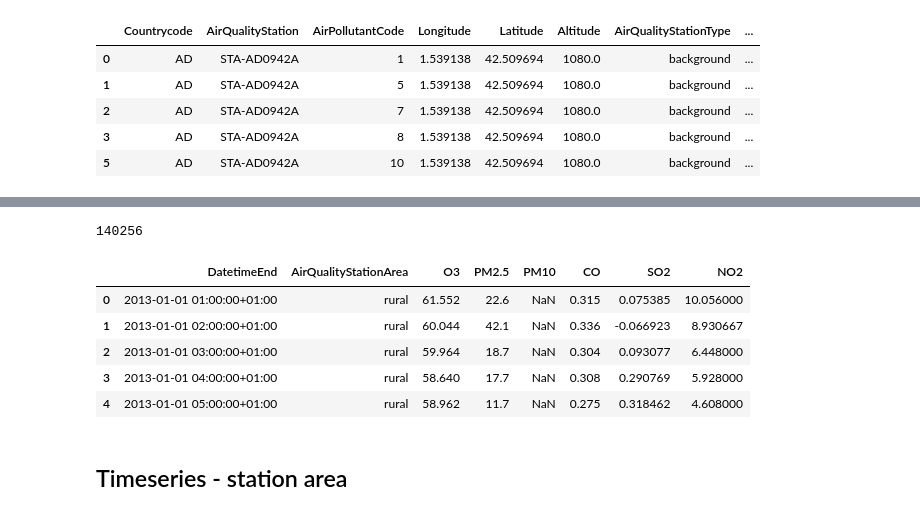
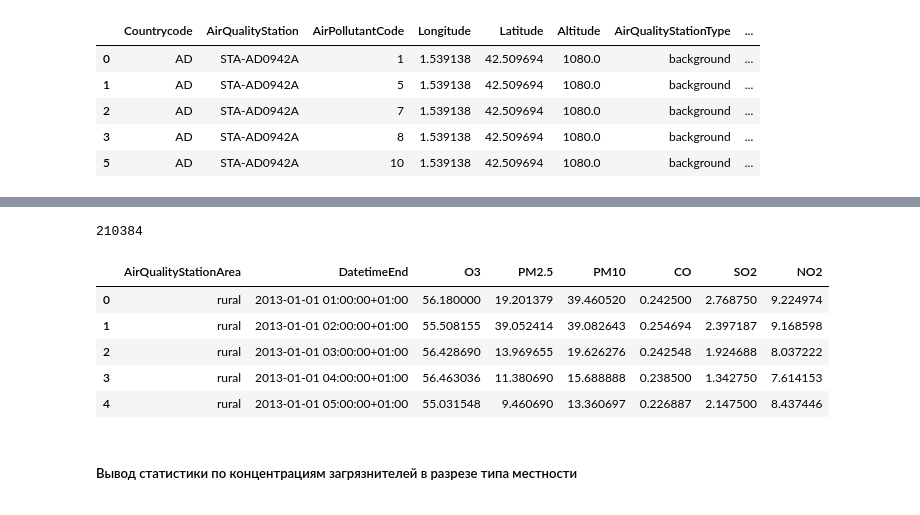
Before and after one commit to AlexandraNasonova/air_pollution_predict, a Jupyter notebook: airpollpredictor/eda/aqeda.ipynb, the cells around one changed output, grey strips where cells are left out. Saved outputs shown, nothing was run; the diff lists cells and outputs as text; code cells hidden in the pictures.

```diff
--- a/airpollpredictor/eda/aqeda.ipynb
+++ b/airpollpredictor/eda/aqeda.ipynb
@@ -283,0 +577,7 @@ for i in range(len(POLLUTANTS_CODES)):
+# %%
+#fig, axs = plt.subplots(len(POL_CODES), figsize=(25, 7 * len(POL_CODES)))
+for i in range(len(POL_CODES)):
+    pol = POL_NAMES[POL_CODES[i]]
+    #.plot(x='DatetimeEnd', xlabel="Date", ylabel="Concentration", title=pol_code, y=pol_code, figsize=(21,7), ax=plt.gca())
+    df_ts.plot(x='DatetimeEnd', xlabel="Date", ylabel="Concentration", title=pol,  y=pol, c='tab:blue', figsize=(21,7), ax=plt.gca())
+    plt.show()
@@ -300,9 +633,8 @@ sns.heatmap(df_ts.corr(), annot=True, fmt=".2f", cmap='cubehelix')
 # %%
-mdf = pd.read_csv(METADATA_SOURCE_PATH, sep='\t', usecols=METADATA_USE_COLUMNS)
-mdf['AirPollutantCode'] = mdf['AirPollutantCode'].apply(lambda x: int(x[x.rfind('/') + 1:]))
-mdf['AirPollutantCode']  = pd.to_numeric(mdf['AirPollutantCode'] )
-req_pollutant_cond = mdf['AirPollutantCode'].isin(POLLUTANTS_CODES)
-mdf = mdf[req_pollutant_cond]
+mdf = pd.read_csv(METADATA_CSV_PATH, sep='\t', usecols=METADATA_USE_COLUMNS)
+pol_urls = {POL_URL + str(x):x for x in POL_CODES}
+mdf = mdf[mdf['AirPollutantCode'].isin(pol_urls.keys())]
+mdf.replace({'AirPollutantCode': pol_urls}, inplace=True)
 print(f'Lines count: {mdf.shape[0]}')
 mdf.head()
 # %% [output]
@@ -318,6 +650,6 @@ Lines count: 32480
 # %%
 if country_code is not None and len(country_code) > 0:
-    country_cond = mdf['Countrycode'].__eq__(country_code)
+    country_cond = mdf['Countrycode'] == country_code
     mdf = mdf[country_cond]
-    print(f'Filtered by country: {country_code}. Rest lines count: {mdf.shape[0]}')
+    print(f'Отфильтровано по стране: {country_code}. Всего станций: {mdf.shape[0]}')
 # %% [output]
@@ -325,6 +659,6 @@ Filtered by country: NL. Rest lines count: 591
 # %%
-for i in range(len(POLLUTANTS_CODES)):
+for i in range(len(POL_CODES)):
     df_list[i] = pd.merge(df_list[i], mdf, how='left', left_on=['Countrycode', 'AirQualityStation'], right_on=['Countrycode', 'AirQualityStation'])
-print(df_list[0].columns)
+display(df_list[0].columns)
 df_list[0].head()
 # %% [output]
@@ -344,21 +674,21 @@ Index(['index', 'Countrycode', 'AirQualityStation', 'Concentration',
 # %%
 df_area_list = list()
-for i in range(len(POLLUTANTS_CODES)):
+for i in range(len(POL_CODES)):
     df_area_list.append(df_list[i].groupby(['AirQualityStationArea', 'DatetimeEnd'], as_index=False)['Concentration'].mean())
-    df_area_list[i].rename(columns={'Concentration': POLLUTANTS_CODES_NAMES[POLLUTANTS_CODES[i]]}, inplace=True)
+    df_area_list[i].rename(columns={'Concentration': POL_NAMES[POL_CODES[i]]}, inplace=True)
 
 df_area = reduce(lambda df1, df2: df1.merge(df2, how='outer', left_on=['AirQualityStationArea', 'DatetimeEnd'], right_on=['AirQualityStationArea', 'DatetimeEnd']), df_area_list)
 print(df_area.shape[0])
 df_area.head()
 # %% [output]
-140256
+210384
-|  | DatetimeEnd | AirQualityStationArea | O3 | PM2.5 | PM10 | CO | SO2 | NO2 |
-| 0 | 2013-01-01 01:00:00+01:00 | rural | 61.552 | 22.6 | NaN | 0.315 | 0.075385 | 10.056000 |
-| 1 | 2013-01-01 02:00:00+01:00 | rural | 60.044 | 42.1 | NaN | 0.336 | -0.066923 | 8.930667 |
-| 2 | 2013-01-01 03:00:00+01:00 | rural | 59.964 | 18.7 | NaN | 0.304 | 0.093077 | 6.448000 |
-| 3 | 2013-01-01 04:00:00+01:00 | rural | 58.640 | 17.7 | NaN | 0.308 | 0.290769 | 5.928000 |
-| 4 | 2013-01-01 05:00:00+01:00 | rural | 58.962 | 11.7 | NaN | 0.275 | 0.318462 | 4.608000 |
+|  | AirQualityStationArea | DatetimeEnd | O3 | PM2.5 | PM10 | CO | SO2 | NO2 |
+| 0 | rural | 2013-01-01 01:00:00+01:00 | 56.180000 | 19.201379 | 39.460520 | 0.242500 | 2.768750 | 9.224974 |
+| 1 | rural | 2013-01-01 02:00:00+01:00 | 55.508155 | 39.052414 | 39.082643 | 0.254694 | 2.397187 | 9.168598 |
+| 2 | rural | 2013-01-01 03:00:00+01:00 | 56.428690 | 13.969655 | 19.626276 | 0.242548 | 1.924688 | 8.037222 |
+| 3 | rural | 2013-01-01 04:00:00+01:00 | 56.463036 | 11.380690 | 15.688888 | 0.238500 | 1.342750 | 7.614153 |
+| 4 | rural | 2013-01-01 05:00:00+01:00 | 55.031548 | 9.460690 | 13.360697 | 0.226887 | 2.147500 | 8.437446 |
-# %% [markdown]
-## Timeseries - station area
+# %% [markdown]
+##### Вывод статистики по концентрациям загрязнителей в разрезе типа местности
 # %%
 areas_types = list(df_area.groupby('AirQualityStationArea').groups.keys())
```
Also changed, not shown: parts of 90 cells of this notebook, 1 other file.
